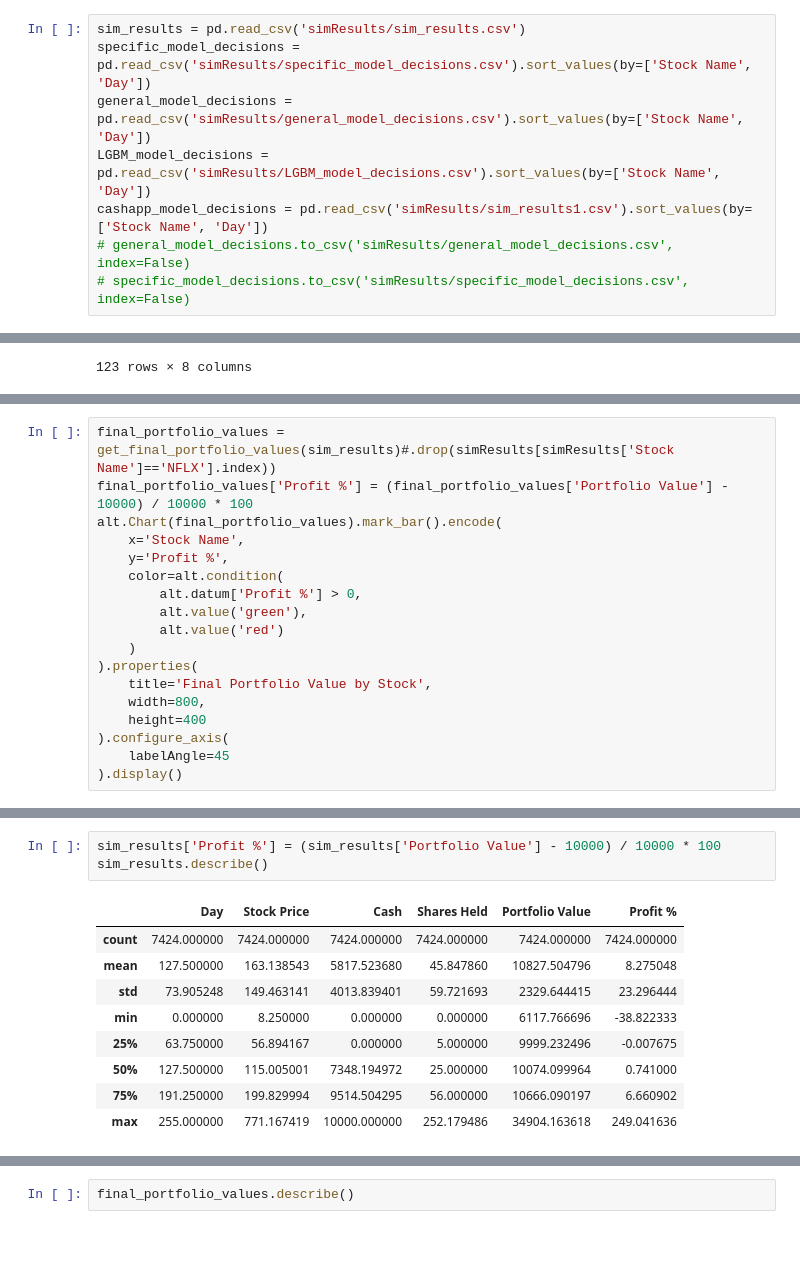
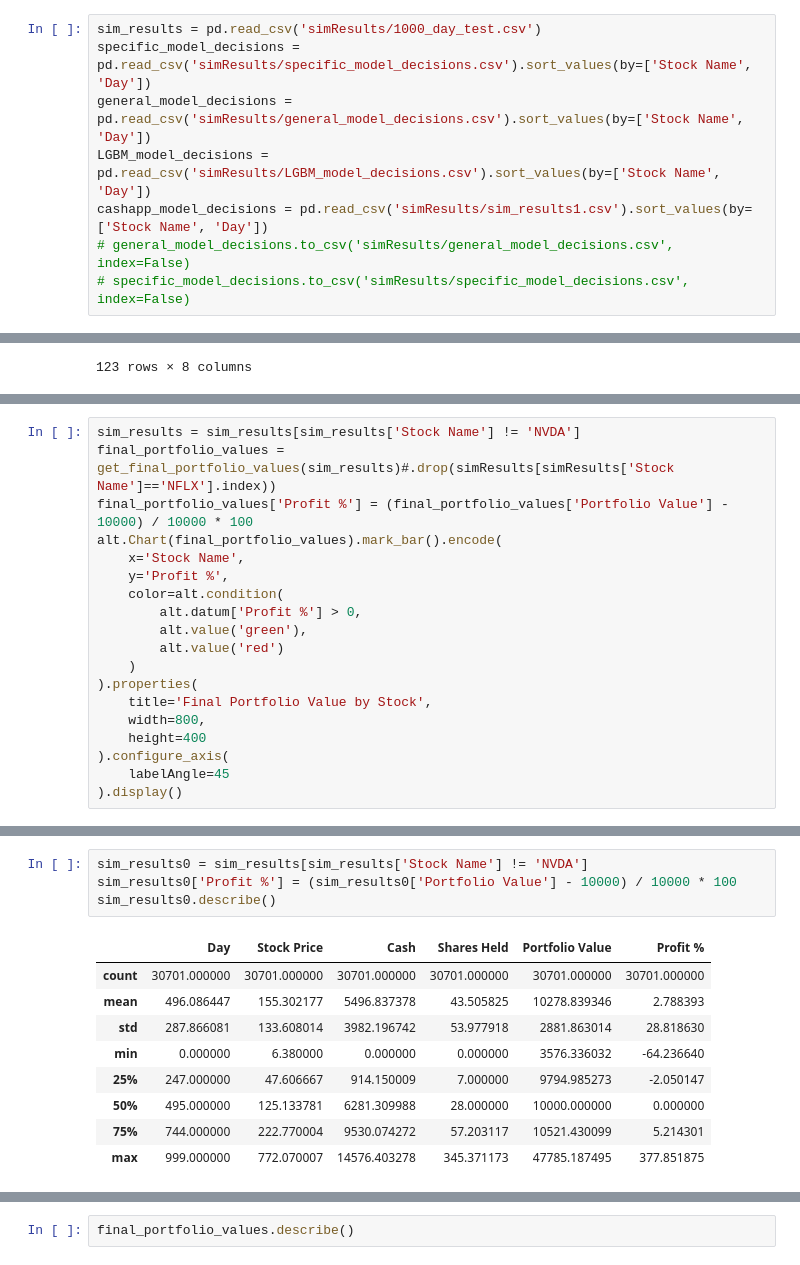
Before and after one commit to uniquedapoet/StockTradingModel, a Jupyter notebook: model_decision_EDA.ipynb, the cells around one changed output, grey strips where cells are left out. Drawn from its saved outputs; the diff is of its cells as text.

```diff
--- a/model_decision_EDA.ipynb
+++ b/model_decision_EDA.ipynb
@@ -28,7 +28,7 @@ def get_final_portfolio_values(df):
 
     return result
 # %%
-sim_results = pd.read_csv('simResults/sim_results.csv')
+sim_results = pd.read_csv('simResults/1000_day_test.csv')
 specific_model_decisions = pd.read_csv('simResults/specific_model_decisions.csv').sort_values(by=['Stock Name', 'Day'])
 general_model_decisions = pd.read_csv('simResults/general_model_decisions.csv').sort_values(by=['Stock Name', 'Day'])
 LGBM_model_decisions = pd.read_csv('simResults/LGBM_model_decisions.csv').sort_values(by=['Stock Name', 'Day'])
@@ -152,5 +152,6 @@ LGBM_model_decisions.describe()
 | max | 10.000000 | 9924.400391 | 10041.990234 | 20.000000 | 10150.820312 |
 # %%
+sim_results = sim_results[sim_results['Stock Name'] != 'NVDA']
 final_portfolio_values = get_final_portfolio_values(sim_results)#.drop(simResults[simResults['Stock Name']=='NFLX'].index))
 final_portfolio_values['Profit %'] = (final_portfolio_values['Portfolio Value'] - 10000) / 10000 * 100
 alt.Chart(final_portfolio_values).mark_bar().encode(
@@ -185,13 +186,14 @@ final_portfolio_values.describe()
 # %%
-sim_results['Profit %'] = (sim_results['Portfolio Value'] - 10000) / 10000 * 100
-sim_results.describe()
+sim_results0 = sim_results[sim_results['Stock Name'] != 'NVDA']
+sim_results0['Profit %'] = (sim_results0['Portfolio Value'] - 10000) / 10000 * 100
+sim_results0.describe()
 # %% [output]
 |  | Day | Stock Price | Cash | Shares Held | Portfolio Value | Profit % |
-| count | 7424.000000 | 7424.000000 | 7424.000000 | 7424.000000 | 7424.000000 | 7424.000000 |
-| mean | 127.500000 | 163.138543 | 5817.523680 | 45.847860 | 10827.504796 | 8.275048 |
-| std | 73.905248 | 149.463141 | 4013.839401 | 59.721693 | 2329.644415 | 23.296444 |
-| min | 0.000000 | 8.250000 | 0.000000 | 0.000000 | 6117.766696 | -38.822333 |
-| 25% | 63.750000 | 56.894167 | 0.000000 | 5.000000 | 9999.232496 | -0.007675 |
-| 50% | 127.500000 | 115.005001 | 7348.194972 | 25.000000 | 10074.099964 | 0.741000 |
-| 75% | 191.250000 | 199.829994 | 9514.504295 | 56.000000 | 10666.090197 | 6.660902 |
-| max | 255.000000 | 771.167419 | 10000.000000 | 252.179486 | 34904.163618 | 249.041636 |
+| count | 30701.000000 | 30701.000000 | 30701.000000 | 30701.000000 | 30701.000000 | 30701.000000 |
+| mean | 496.086447 | 155.302177 | 5496.837378 | 43.505825 | 10278.839346 | 2.788393 |
+| std | 287.866081 | 133.608014 | 3982.196742 | 53.977918 | 2881.863014 | 28.818630 |
+| min | 0.000000 | 6.380000 | 0.000000 | 0.000000 | 3576.336032 | -64.236640 |
+| 25% | 247.000000 | 47.606667 | 914.150009 | 7.000000 | 9794.985273 | -2.050147 |
+| 50% | 495.000000 | 125.133781 | 6281.309988 | 28.000000 | 10000.000000 | 0.000000 |
+| 75% | 744.000000 | 222.770004 | 9530.074272 | 57.203117 | 10521.430099 | 5.214301 |
+| max | 999.000000 | 772.070007 | 14576.403278 | 345.371173 | 47785.187495 | 377.851875 |
```
Also changed, not shown: parts of 7 cells of this notebook, 5 other files.
